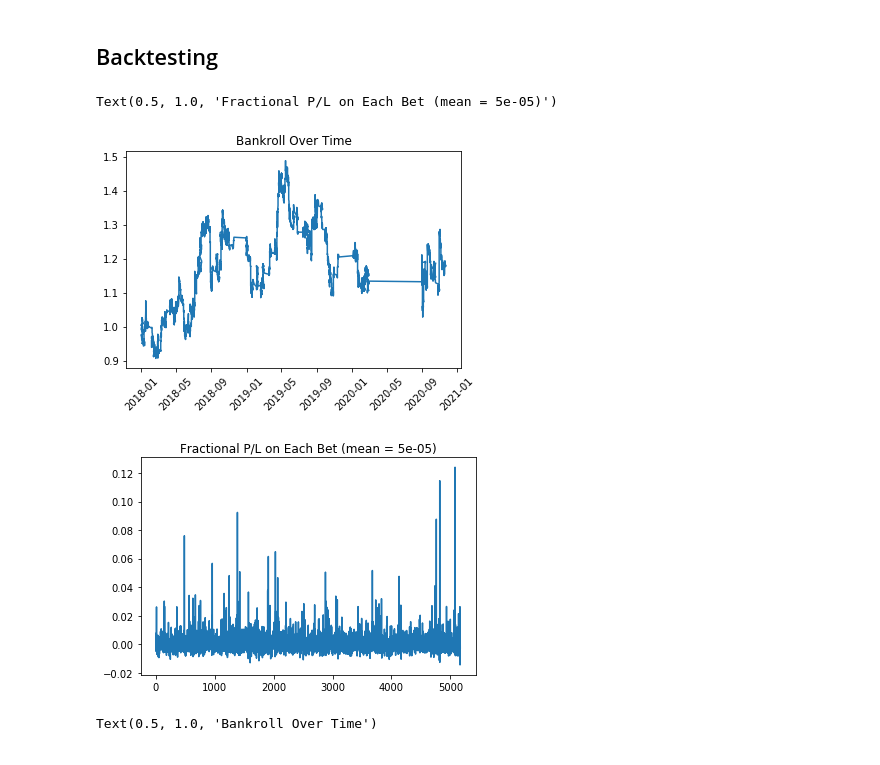
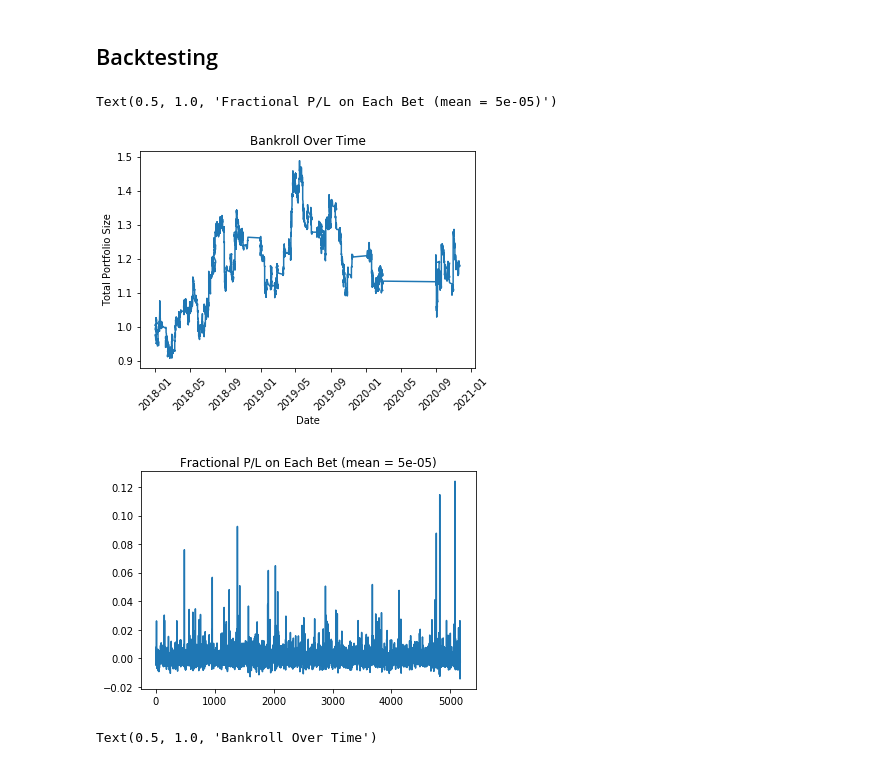
Before and after one commit to jb-c/Tennis_Betting, a Jupyter notebook: 4. Backtesting/Backtesting - kelly attempt.ipynb, the cells around one changed output. Saved outputs shown, nothing was run; the diff lists cells and outputs as text; code cells hidden in the pictures.

```diff
--- a/4. Backtesting/Backtesting - kelly attempt.ipynb
+++ b/4. Backtesting/Backtesting - kelly attempt.ipynb
@@ -108,25 +116,28 @@ print(df[df["bet on A"] | df["bet on B"]]['profit'].mean())
 # %%
 wallet = [1]
 bet_p_and_l_fractional = []
 betting_fraction_scale = 0.06
 
 for index, x in df.iterrows():
     if x['bet on A'] or x['bet on B']:
         profit_or_loss_fraction = betting_fraction_scale*x['kelly_bet']*x['profit']
         wallet.append(wallet[-1] + wallet[-1]*profit_or_loss_fraction)
         bet_p_and_l_fractional.append(profit_or_loss_fraction)
     else:
         wallet.append(wallet[-1])
 plt.plot(df.Date,wallet[1:])
 plt.xticks(rotation=45)
+plt.xlabel("Date")
+plt.ylabel("Total Portfolio Size")
 plt.title('Bankroll Over Time')
+plt.savefig('bankroll.jpeg',bbox_inches='tight')
 
 plt.figure()
 plt.plot(bet_p_and_l_fractional)
 plt.title('Fractional P/L on Each Bet (mean = {f})'.format(f=round(np.mean(bet_p_and_l_fractional),5)))
 # %% [output]
 Text(0.5, 1.0, 'Fractional P/L on Each Bet (mean = 5e-05)')
-[figure, old version]
+[figure, new version]
 [figure]
 # %%
 wallet = [1]
```
Also changed, not shown: parts of 4 cells of this notebook, 2 other files.
